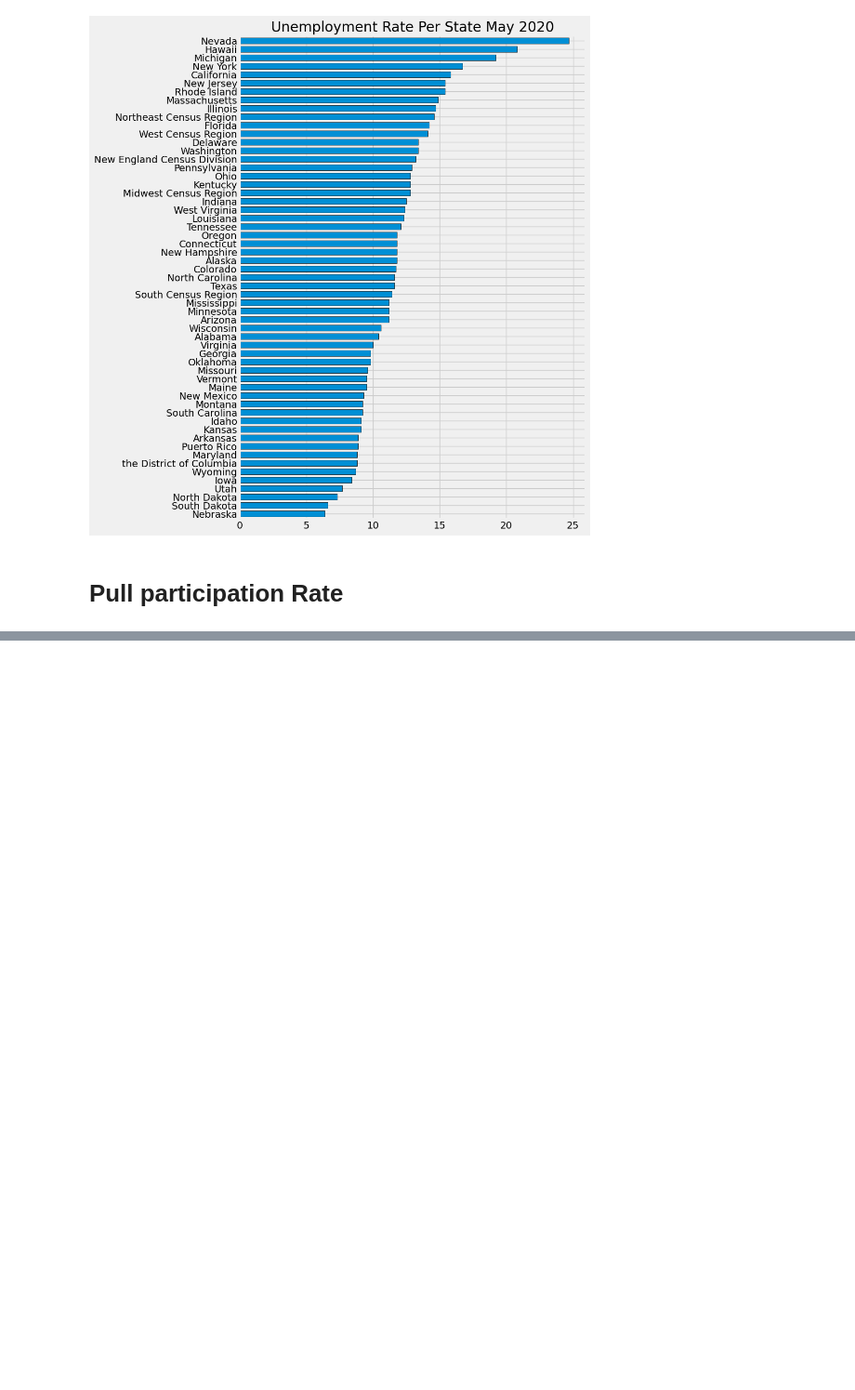
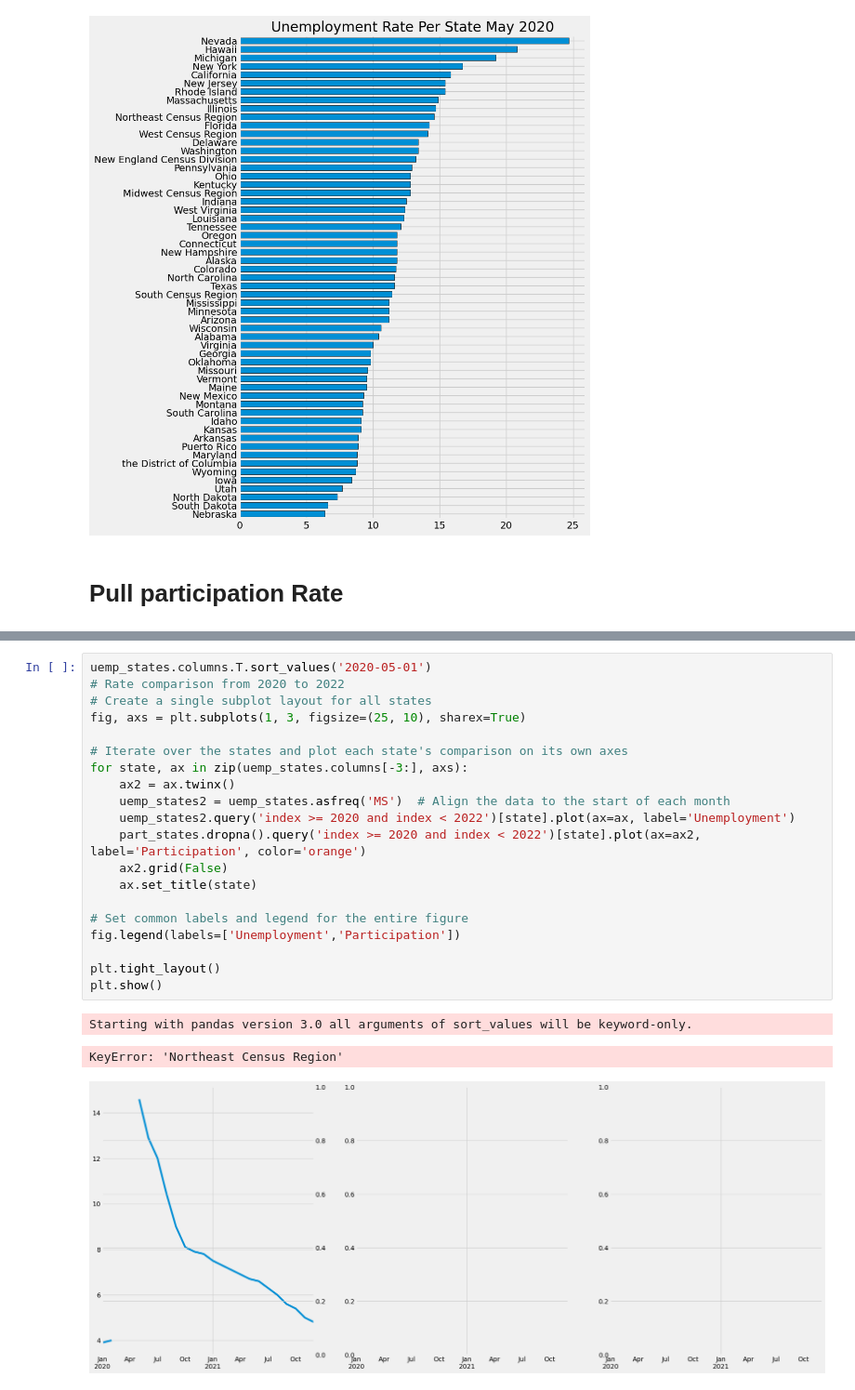
Before and after one commit to Gab-Martins/Economic-Data-Analysis, a Jupyter notebook: main.ipynb, the cells around one changed output, grey strips where cells are left out. Shown at 93% size. Cells and saved outputs as stored; diff of their text form; blank space fills up the shorter version.

```diff
--- a/main.ipynb
+++ b/main.ipynb
@@ -93,0 +156,24 @@ plt.show()
+# %%
+uemp_states.columns.T.sort_values('2020-05-01')
+# Rate comparison from 2020 to 2022
+# Create a single subplot layout for all states
+fig, axs = plt.subplots(1, 3, figsize=(25, 10), sharex=True)
+
+# Iterate over the states and plot each state's comparison on its own axes
+for state, ax in zip(uemp_states.columns[-3:], axs):
+    ax2 = ax.twinx()
+    uemp_states2 = uemp_states.asfreq('MS')  # Align the data to the start of each month
+    uemp_states2.query('index >= 2020 and index < 2022')[state].plot(ax=ax, label='Unemployment')
+    part_states.dropna().query('index >= 2020 and index < 2022')[state].plot(ax=ax2, label='Participation', color='orange')
+    ax2.grid(False)
+    ax.set_title(state)
+
+# Set common labels and legend for the entire figure
+fig.legend(labels=['Unemployment','Participation'])
+
+plt.tight_layout()
+plt.show()
+# %% [output]
+Starting with pandas version 3.0 all arguments of sort_values will be keyword-only.
+KeyError: 'Northeast Census Region'
+[figure, added]
```
Also changed, not shown: parts of 7 cells of this notebook, 1 other file.
